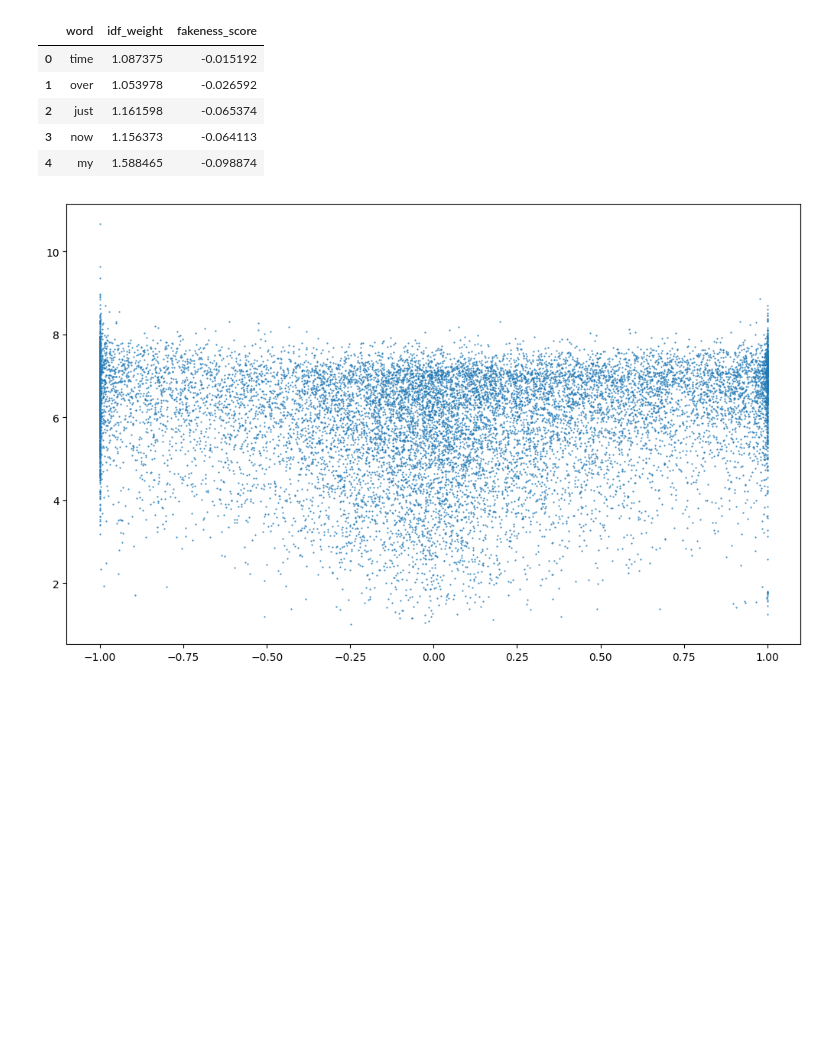
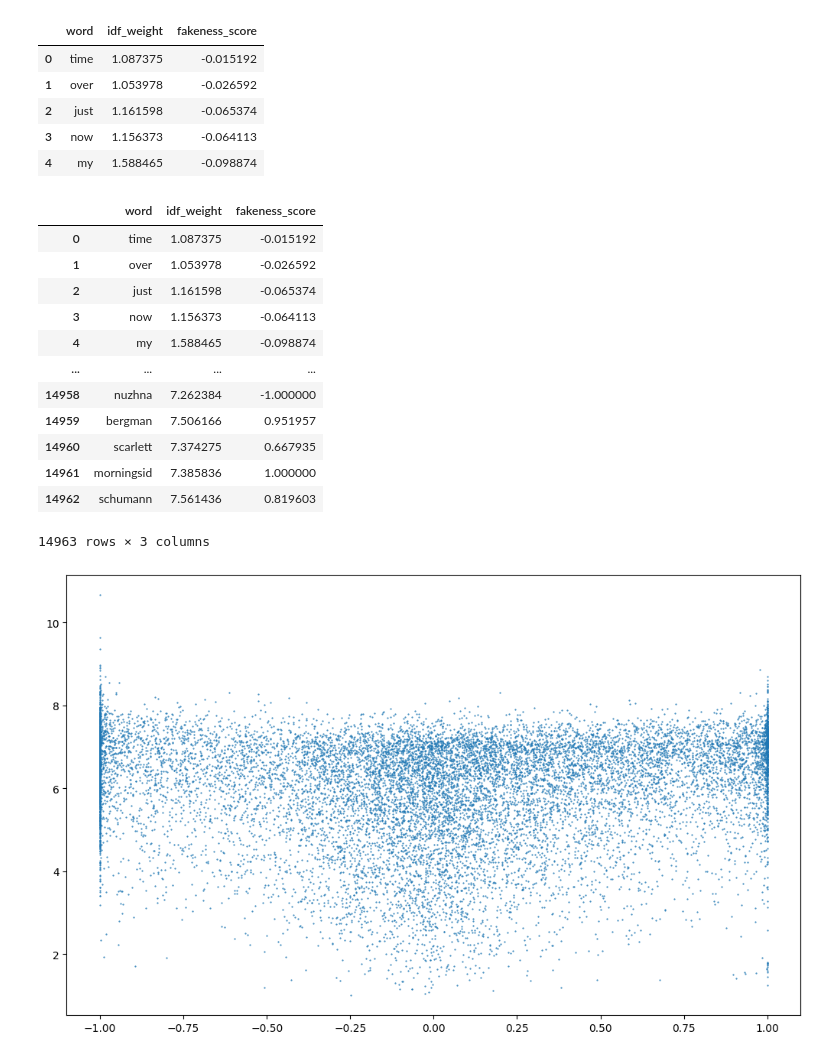
Before and after one commit to vicjuhl/fake-news, a Jupyter notebook: src/word_article_statistics.ipynb, the cells around one changed output. Saved outputs shown, nothing was run; the diff lists cells and outputs as text; code cells hidden in the pictures; blank space fills up the shorter version.

```diff
--- a/src/word_article_statistics.ipynb
+++ b/src/word_article_statistics.ipynb
@@ -159,6 +159,22 @@ dfm[0:50].head()
 | 2 | just | 1.161598 | -0.065374 |
 | 3 | now | 1.156373 | -0.064113 |
 | 4 | my | 1.588465 | -0.098874 |
+# %%
+dfm
+# %% [output]
+|  | word | idf_weight | fakeness_score |
+| 0 | time | 1.087375 | -0.015192 |
+| 1 | over | 1.053978 | -0.026592 |
+| 2 | just | 1.161598 | -0.065374 |
+| 3 | now | 1.156373 | -0.064113 |
+| 4 | my | 1.588465 | -0.098874 |
+| ... | ... | ... | ... |
+| 14958 | nuzhna | 7.262384 | -1.000000 |
+| 14959 | bergman | 7.506166 | 0.951957 |
+| 14960 | scarlett | 7.374275 | 0.667935 |
+| 14961 | morningsid | 7.385836 | 1.000000 |
+| 14962 | schumann | 7.561436 | 0.819603 |
+14963 rows × 3 columns
 # %%
 amount_ = len(dfm)
 start_ = 0
```
Also changed, not shown: parts of 1 cell of this notebook.
